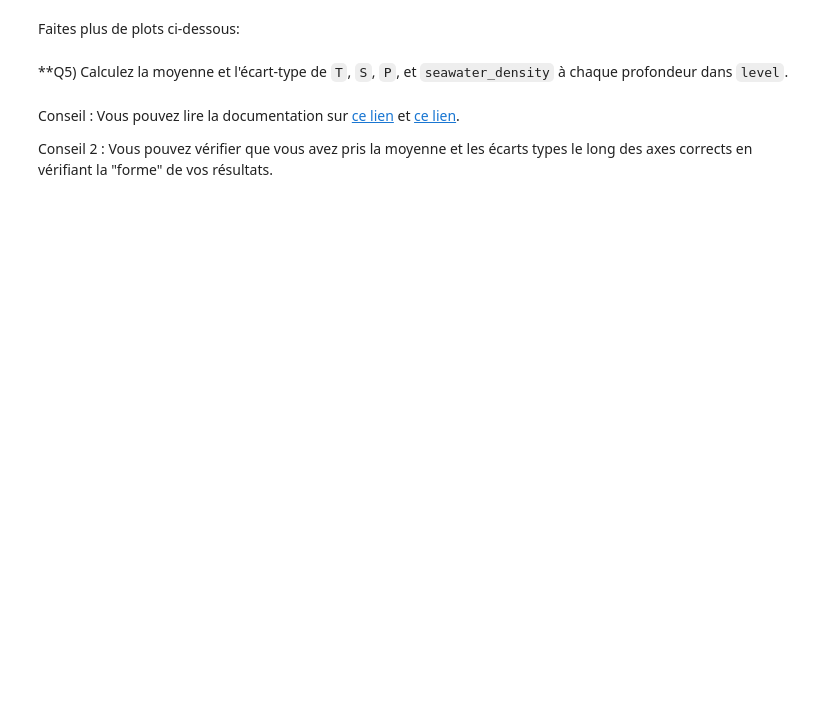
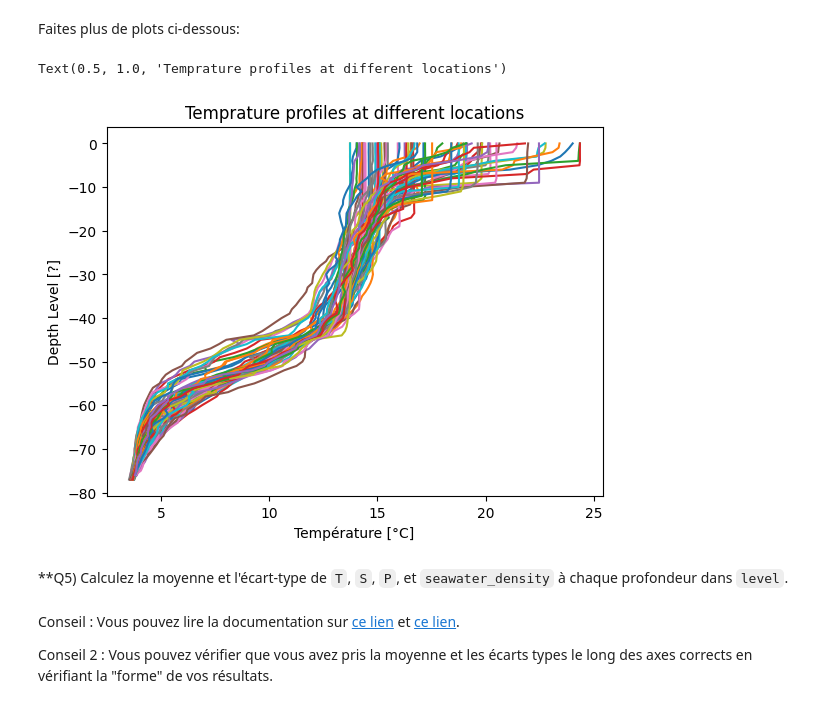
Before and after one commit to AmandaSeebaluck/2024_Geoinformatique_I, a Jupyter notebook: Copie_de_S4_IP_exercice.ipynb, the cells around one changed output. Saved outputs shown, nothing was run; the diff lists cells and outputs as text; code cells hidden in the pictures; blank space fills up the shorter version.

```diff
--- a/Copie_de_S4_IP_exercice.ipynb
+++ b/Copie_de_S4_IP_exercice.ipynb
@@ -187,5 +299,13 @@ plt.title(___)
 # %% [markdown]
 Faites plus de plots ci-dessous:
+# %%
+plt.plot(T, -level) ; # Le point-virgule empêche l'impression des objets de ligne
+plt.xlabel('Température [°C]') # Prend une chaîne de caractères comme argument
+plt.ylabel('Depth Level [?]')
+plt.title('Temprature profiles at different locations')
+# %% [output]
+Text(0.5, 1.0, 'Temprature profiles at different locations')
+[figure, added]
 # %% [markdown]
 **Q5) Calculez la moyenne et l'écart-type de `T`, `S`, `P`, et `seawater_density` à chaque profondeur dans `level`.
 # %% [markdown]
```
Also changed, not shown: parts of 54 cells of this notebook.
